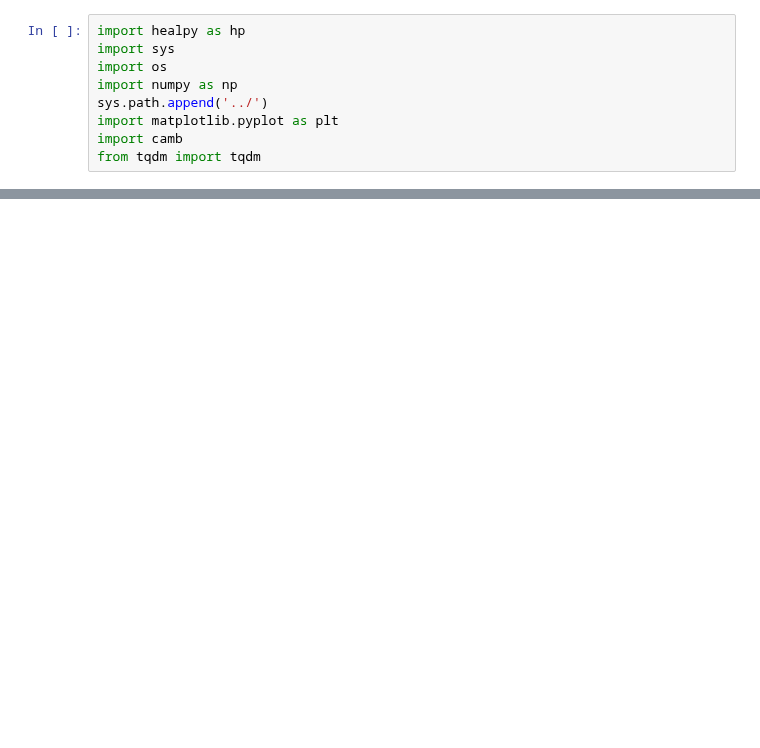
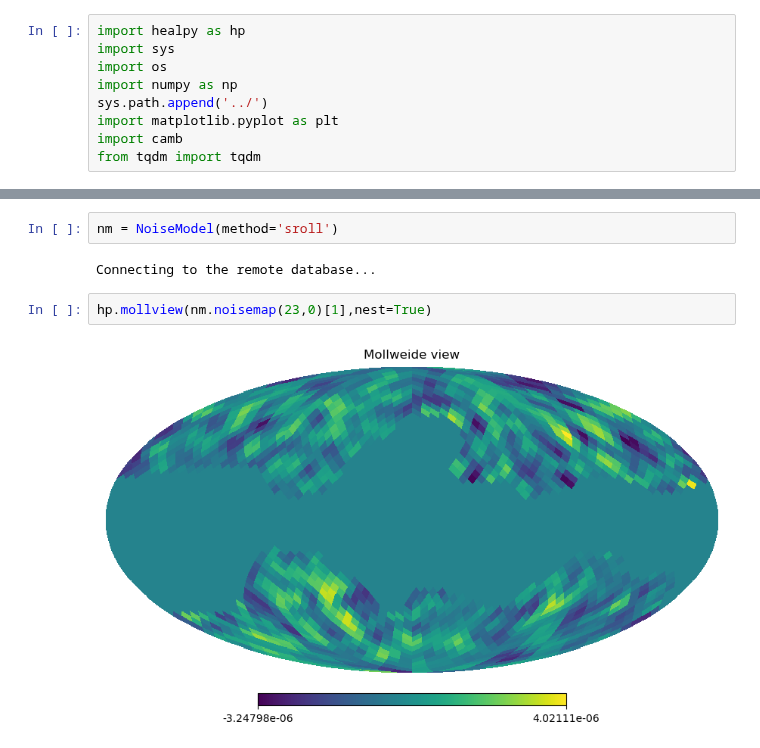
Before and after one commit to antolonappan/taunet, a Jupyter notebook: Notebooks/test.ipynb, the cells around one changed output, grey strips where cells are left out. Drawn from its saved outputs; the diff is of its cells as text; blank space fills up the shorter version.

```diff
--- a/Notebooks/test.ipynb
+++ b/Notebooks/test.ipynb
@@ -37,0 +38,8 @@ array([[-4.38828368,  2.36953964, -2.39769959, ...,  7.35810329,
+# %%
+nm = NoiseModel(method='sroll')
+# %% [output]
+Connecting to the remote database...
+# %%
+hp.mollview(nm.noisemap(23,0)[1],nest=True)
+# %% [output]
+[figure, added]
```
Also changed, not shown: parts of 9 cells of this notebook, 4 other files.
